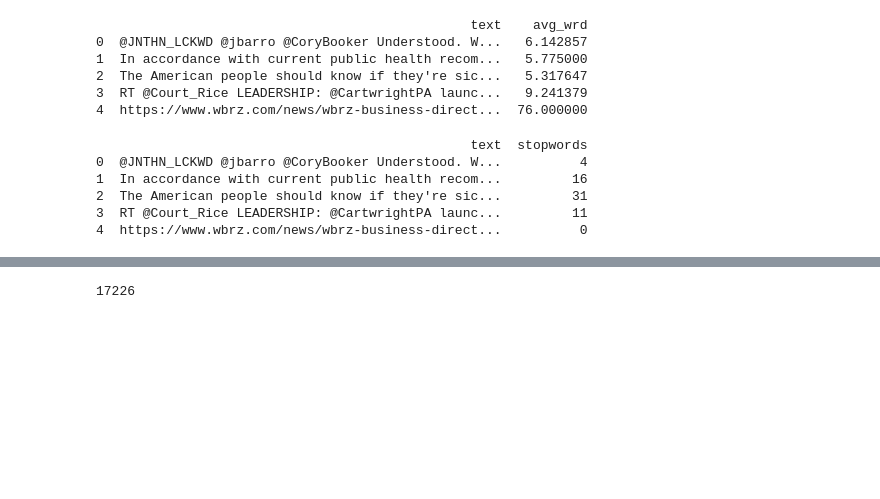
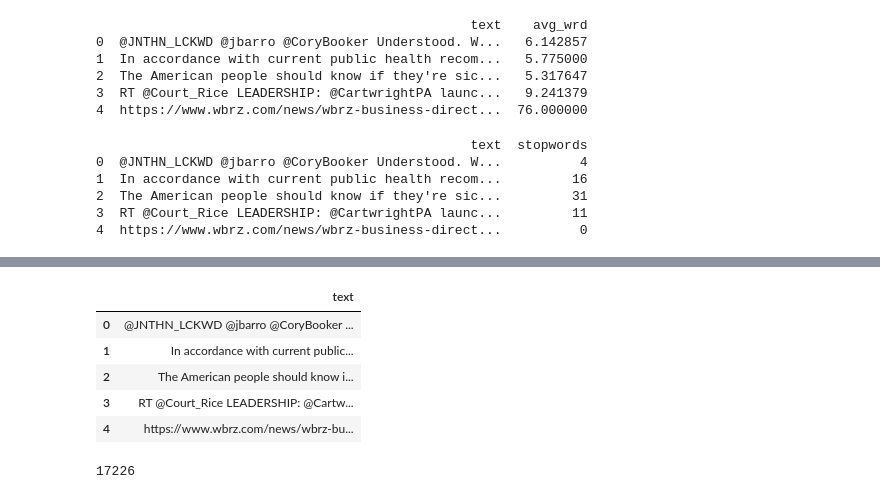
Before and after one commit to datascisteven/Twitter-Sentiment-Analysis, a Jupyter notebook: practice.ipynb, the cells around one changed output, grey strips where cells are left out. Cells and saved outputs as stored; diff of their text form; code cells hidden in the pictures; blank space fills up the shorter version.

```diff
--- a/practice.ipynb
+++ b/practice.ipynb
@@ -182,2 +286,12 @@ stop_words(df, 'text')
+# %%
+tw = pd.DataFrame(df2, columns=["text"])
+tw.head()
+# %% [output]
+|  | text |
+| 0 | @JNTHN_LCKWD @jbarro @CoryBooker ... |
+| 1 | In accordance with current public... |
+| 2 | The American people should know i... |
+| 3 | RT @Court_Rice LEADERSHIP: @Cartw... |
+| 4 | https://www.wbrz.com/news/wbrz-bu... |
 # %%
 from sklearn.feature_extraction.text import CountVectorizer
```
Also changed, not shown: parts of 20 cells of this notebook, 2 other files.
